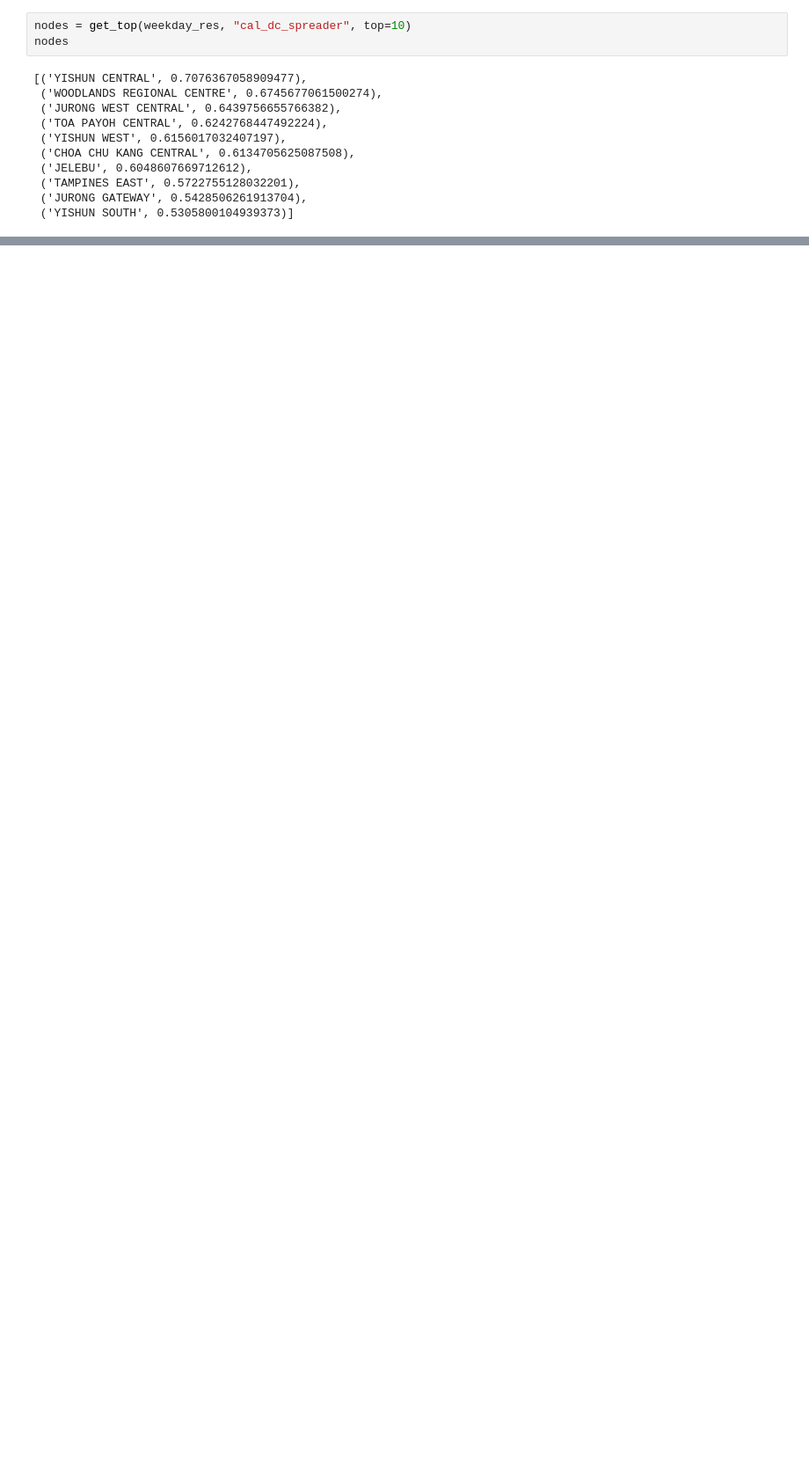
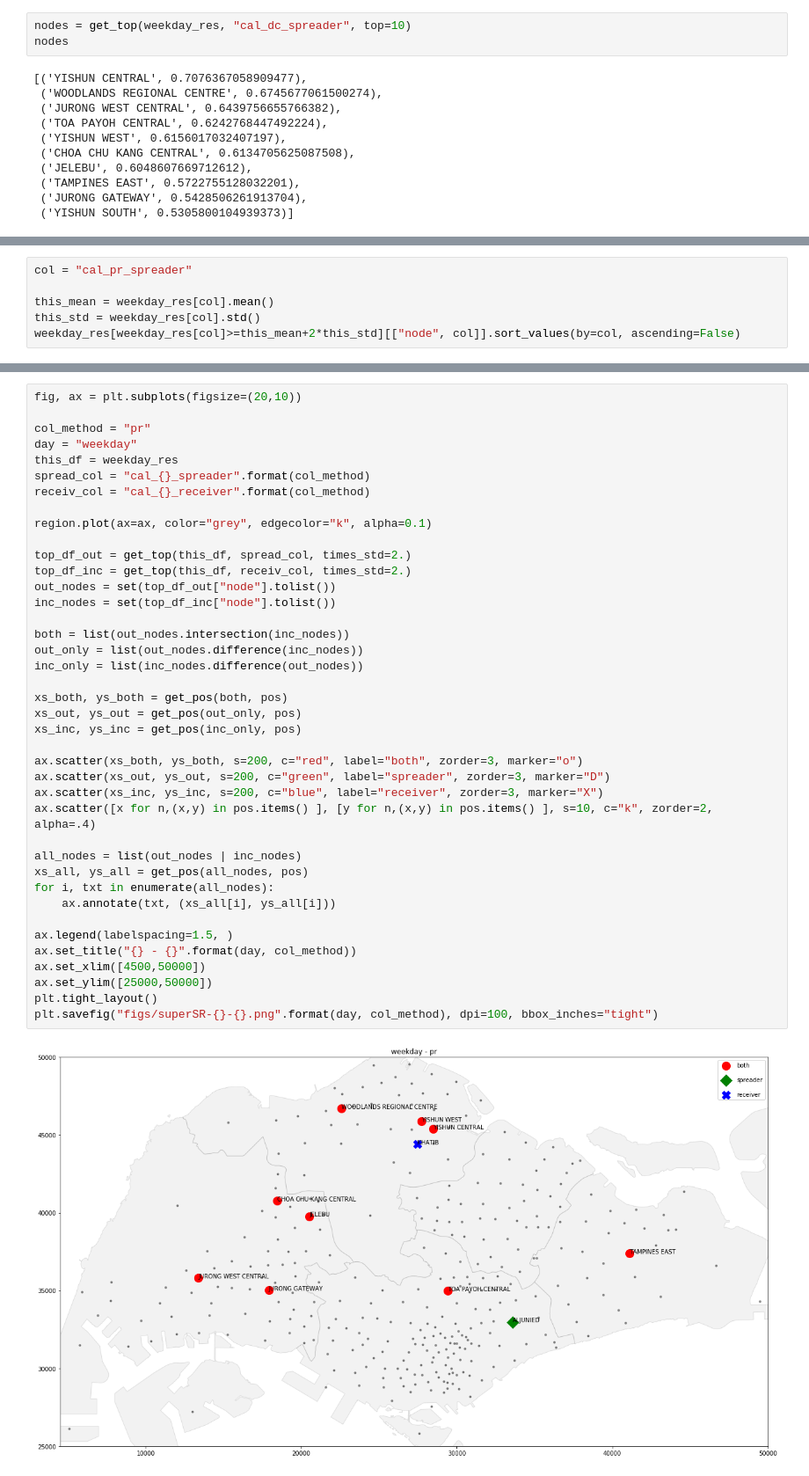
Before and after one commit to wcchin/SG_transit_analysis, a Jupyter notebook: analysis/analyzing_result_pt1.ipynb, the cells around one changed output, grey strips where cells are left out. Shown at 88% size. Cells and saved outputs as stored; diff of their text form; blank space fills up the shorter version.

```diff
--- a/analysis/analyzing_result.ipynb
+++ b/analysis/analyzing_result_pt1.ipynb
@@ -294,0 +339,6 @@ weekday_res[weekday_res["cal_pr_receiver"]>=this_mean+2*this_std]
+# %%
+col = "cal_pr_spreader"
+
+this_mean = weekday_res[col].mean()
+this_std = weekday_res[col].std()
+weekday_res[weekday_res[col]>=this_mean+2*this_std][["node", col]].sort_values(by=col, ascending=False)
@@ -294,0 +388,42 @@ weekday_res[weekday_res["cal_pr_receiver"]>=this_mean+2*this_std]
+# %%
+fig, ax = plt.subplots(figsize=(20,10))
+
+col_method = "pr"
+day = "weekday"
+this_df = weekday_res
+spread_col = "cal_{}_spreader".format(col_method)
+receiv_col = "cal_{}_receiver".format(col_method)
+
+region.plot(ax=ax, color="grey", edgecolor="k", alpha=0.1)
+
+top_df_out = get_top(this_df, spread_col, times_std=2.)
+top_df_inc = get_top(this_df, receiv_col, times_std=2.)
+out_nodes = set(top_df_out["node"].tolist())
+inc_nodes = set(top_df_inc["node"].tolist())
+
+both = list(out_nodes.intersection(inc_nodes))
+out_only = list(out_nodes.difference(inc_nodes))
+inc_only = list(inc_nodes.difference(out_nodes))
+
+xs_both, ys_both = get_pos(both, pos)
+xs_out, ys_out = get_pos(out_only, pos)
+xs_inc, ys_inc = get_pos(inc_only, pos)
+
+ax.scatter(xs_both, ys_both, s=200, c="red", label="both", zorder=3, marker="o")
+ax.scatter(xs_out, ys_out, s=200, c="green", label="spreader", zorder=3, marker="D")
+ax.scatter(xs_inc, ys_inc, s=200, c="blue", label="receiver", zorder=3, marker="X")
+ax.scatter([x for n,(x,y) in pos.items() ], [y for n,(x,y) in pos.items() ], s=10, c="k", zorder=2, alpha=.4)
+
+all_nodes = list(out_nodes | inc_nodes)
+xs_all, ys_all = get_pos(all_nodes, pos)
+for i, txt in enumerate(all_nodes):
+    ax.annotate(txt, (xs_all[i], ys_all[i]))
+
+ax.legend(labelspacing=1.5, )
+ax.set_title("{} - {}".format(day, col_method))
+ax.set_xlim([4500,50000])
+ax.set_ylim([25000,50000])
+plt.tight_layout()
+plt.savefig("figs/superSR-{}-{}.png".format(day, col_method), dpi=100, bbox_inches="tight")
+# %% [output]
+[figure, added]
```
Also changed, not shown: parts of 22 cells of this notebook, 20 other files.
